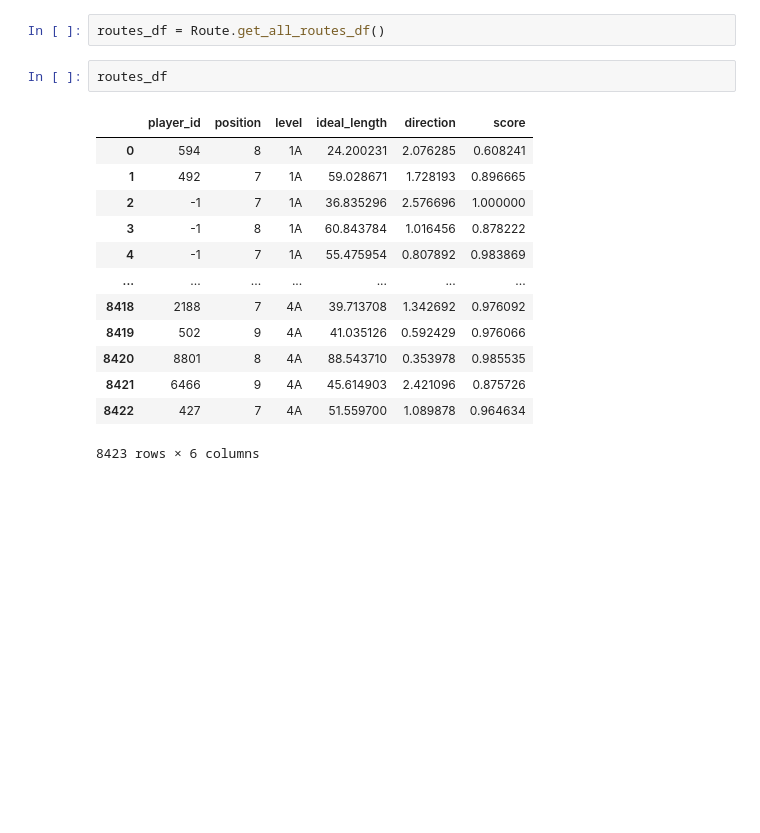
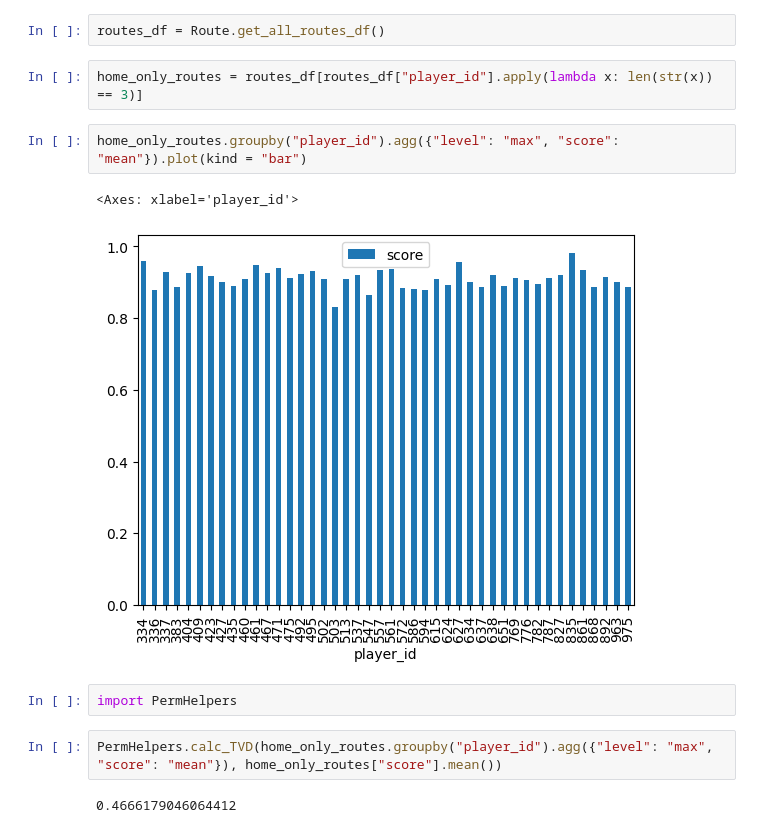
Before and after one commit to MattTokunaga/SMTDataChallenge2024, a Jupyter notebook: playground.ipynb, the cells around one changed output. Drawn from its saved outputs; the diff is of its cells as text; blank space fills up the shorter version.

Commit message:
conducted permutation tests, added helper functions for that

```diff
--- a/playground.ipynb
+++ b/playground.ipynb
@@ -314,19 +314,16 @@ for route in player_dic[-1].get_routes():
 1040                0           5
 # %%
 routes_df = Route.get_all_routes_df()
-# %%
-routes_df
-# %% [output]
-|  | player_id | position | level | ideal_length | direction | score |
-| 0 | 594 | 8 | 1A | 24.200231 | 2.076285 | 0.608241 |
-| 1 | 492 | 7 | 1A | 59.028671 | 1.728193 | 0.896665 |
-| 2 | -1 | 7 | 1A | 36.835296 | 2.576696 | 1.000000 |
-| 3 | -1 | 8 | 1A | 60.843784 | 1.016456 | 0.878222 |
-| 4 | -1 | 7 | 1A | 55.475954 | 0.807892 | 0.983869 |
-| ... | ... | ... | ... | ... | ... | ... |
-| 8418 | 2188 | 7 | 4A | 39.713708 | 1.342692 | 0.976092 |
-| 8419 | 502 | 9 | 4A | 41.035126 | 0.592429 | 0.976066 |
-| 8420 | 8801 | 8 | 4A | 88.543710 | 0.353978 | 0.985535 |
-| 8421 | 6466 | 9 | 4A | 45.614903 | 2.421096 | 0.875726 |
-| 8422 | 427 | 7 | 4A | 51.559700 | 1.089878 | 0.964634 |
-8423 rows × 6 columns
+# %%
+home_only_routes = routes_df[routes_df["player_id"].apply(lambda x: len(str(x)) == 3)]
+# %%
+home_only_routes.groupby("player_id").agg({"level": "max", "score": "mean"}).plot(kind = "bar")
+# %% [output]
+<Axes: xlabel='player_id'>
+[figure, added]
+# %%
+import PermHelpers
+# %%
+PermHelpers.calc_TVD(home_only_routes.groupby("player_id").agg({"level": "max", "score": "mean"}), home_only_routes["score"].mean())
+# %% [output]
+0.4666179046064412
```
Also changed, not shown: parts of 7 cells of this notebook, 1 other file.
